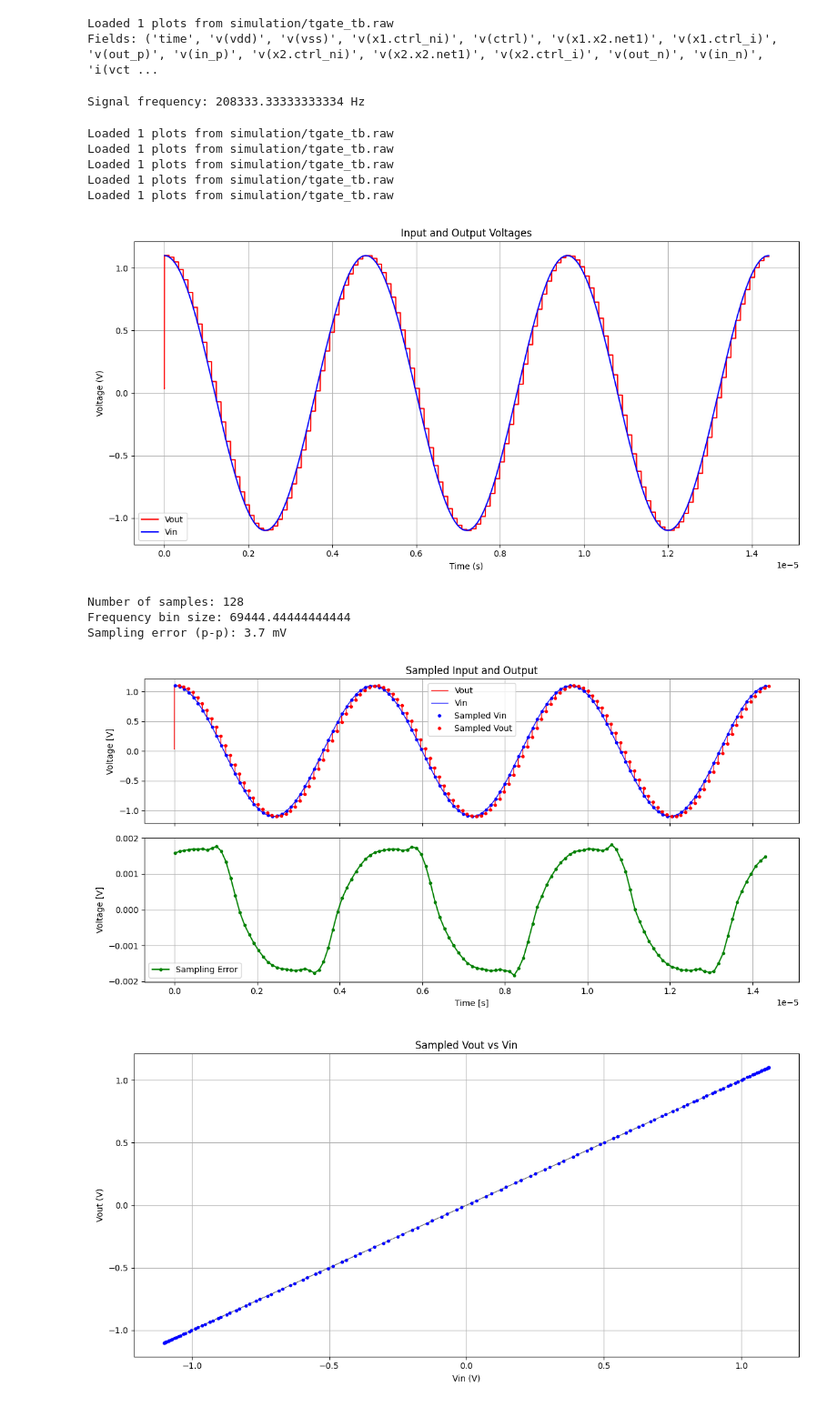
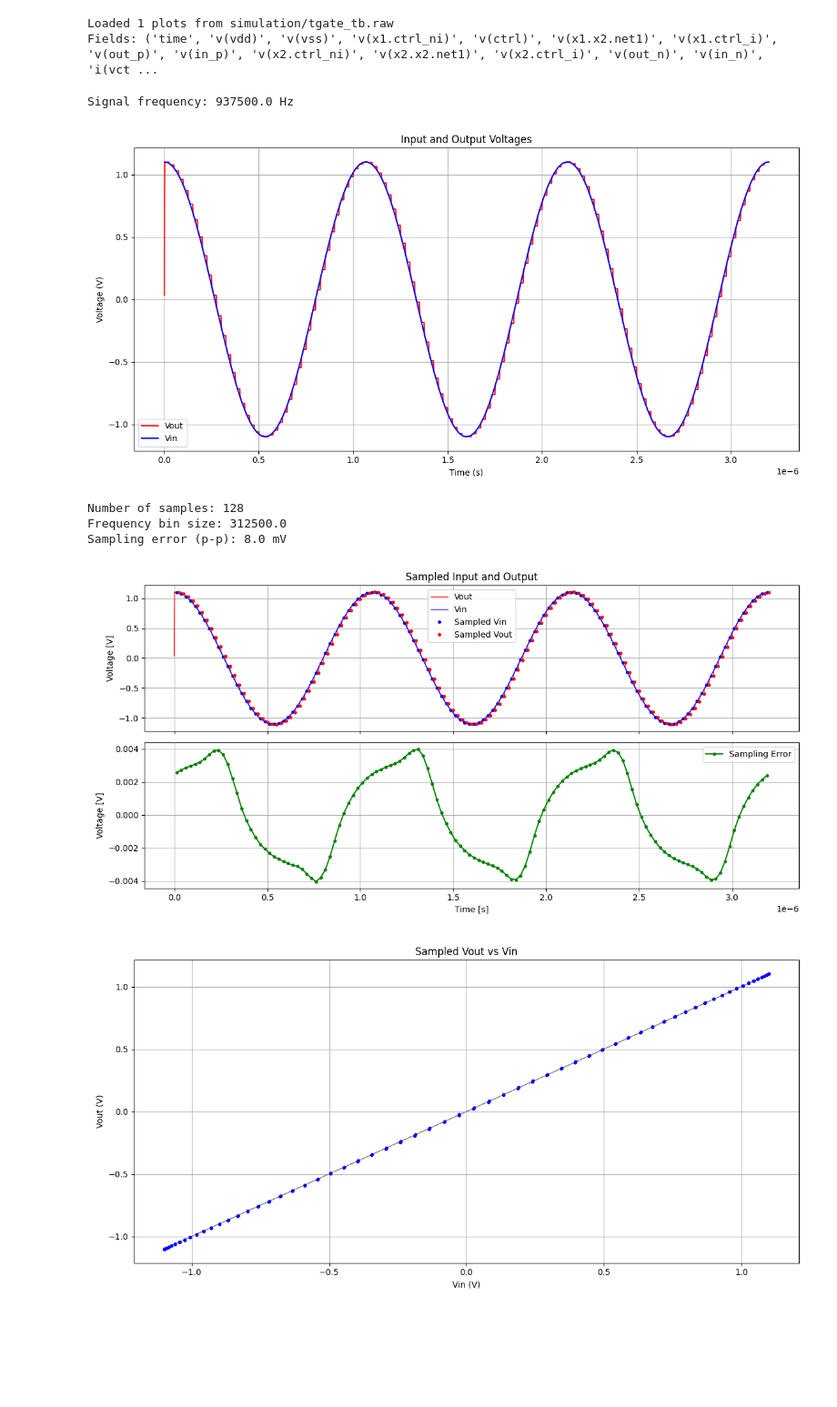
Before and after one commit to CedricHirschi/ngspice_cosim_inv, a Jupyter notebook: designs/tgate/dft.ipynb, the cells around one changed output. Shown at 91% size. Cells and saved outputs as stored; diff of their text form; code cells hidden in the pictures; blank space fills up the shorter version.

```diff
--- a/designs/tgate/dft.ipynb
+++ b/designs/tgate/dft.ipynb
@@ -6,7 +6,7 @@ from common import NGSpiceRaw
 
 %matplotlib widget
 # %%
-data = NGSpiceRaw("simulation/tgate_tb.raw", live=True)
+data = NGSpiceRaw("simulation/tgate_tb.raw", live=False)
 print("Fields:", data.names)
 # %% [output]
 Loaded 1 plots from simulation/tgate_tb.raw
@@ -15,24 +15,18 @@ Fields: ('time', 'v(vdd)', 'v(vss)', 'v(x1.ctrl_ni)', 'v(ctrl)', 'v(x1.x2.net1)'
 F_SAMPLING = 80e6
 N = 128
 BASE_HARMONIC = 3
-CONVERSION_CYCLES = 9
+CONVERSION_CYCLES = 2
 F_SIGNAL = F_SAMPLING / N * BASE_HARMONIC / CONVERSION_CYCLES
 
 print("Signal frequency:", F_SIGNAL, "Hz")
 # %% [output]
-Signal frequency: 208333.33333333334 Hz
+Signal frequency: 937500.0 Hz
 # %%
 times = data['time']
 vin_n = data['v(in_n)']
 vin_p = data['v(in_p)']
 vout_n = data['v(out_n)']
 vout_p = data['v(out_p)']
-# %% [output]
-Loaded 1 plots from simulation/tgate_tb.raw
-Loaded 1 plots from simulation/tgate_tb.raw
-Loaded 1 plots from simulation/tgate_tb.raw
-Loaded 1 plots from simulation/tgate_tb.raw
-Loaded 1 plots from simulation/tgate_tb.raw
 # %%
 vin = vin_p - vin_n
 vout = vout_p - vout_n
@@ -48,52 +42,52 @@ plt.legend()
 plt.tight_layout()
 plt.show()
 # %% [output]
-[figure, old version]
+[figure, new version]
 # %%
 sampling_times_in = [0.99 / F_SAMPLING]
 while sampling_times_in[-1] < times[-1]:
-    sampling_times_in.append(sampling_times_in[-1] + 9 / F_SAMPLING)
+    sampling_times_in.append(sampling_times_in[-1] + CONVERSION_CYCLES / F_SAMPLING)
 
-sampling_times_out = [8.99 / F_SAMPLING]
+sampling_times_out = [(CONVERSION_CYCLES - 0.01) / F_SAMPLING]
 while sampling_times_out[-1] < times[-1]:
-    sampling_times_out.append(sampling_times_out[-1] + 9 / F_SAMPLING)
+    sampling_times_out.append(sampling_times_out[-1] + CONVERSION_CYCLES / F_SAMPLING)
 
 sampling_times_in = np.array(sampling_times_in)[:-1] # Remove the last time to avoid oversampling
 sampling_times_out = np.array(sampling_times_out)[:-1] # Remove the last time to avoid oversampling
 sampling_vin = np.interp(sampling_times_in, times, vin)
 sampling_vout = np.interp(sampling_times_out, times, vout)
 sampling_times_in = sampling_times_in
 sampling_times_out = sampling_times_out
 sampling_error = sampling_vout - sampling_vin
 
 assert N == len(sampling_times_in)
 assert N == len(sampling_times_out)
-f_bin = F_SAMPLING / N / 9
+f_bin = F_SAMPLING / N / CONVERSION_CYCLES
 print("Number of samples:", N)
 print("Frequency bin size:", f_bin)
 print(f"Sampling error (p-p): {(np.max(sampling_error) - np.min(sampling_error))*1e3:.1f} mV")
 
 fig, ax = plt.subplots(2, 1, figsize=(12, 6), sharex=True)
 ax[0].plot(times, vout, label='Vout', color='red', linewidth=1)
 ax[0].plot(times, vin, label='Vin', color='blue', linewidth=1)
 ax[0].plot(sampling_times_in, sampling_vin, label='Sampled Vin', color='blue', marker='o', markersize=3, linestyle='None')
 ax[0].plot(sampling_times_out, sampling_vout, label='Sampled Vout', color='red', marker='o', markersize=3, linestyle='None')
 ax[0].set_title('Sampled Input and Output')
 ax[0].set_ylabel('Voltage [V]')
 ax[0].grid()
 ax[0].legend()
 ax[1].plot(sampling_times_in, sampling_error, label='Sampling Error', color='green', marker='o', markersize=3)
 ax[1].set_xlabel('Time [s]')
 ax[1].set_ylabel('Voltage [V]')
 ax[1].grid()
 ax[1].legend()
 plt.tight_layout()
 plt.show()
 # %% [output]
 Number of samples: 128
-Frequency bin size: 69444.44444444444
-Sampling error (p-p): 3.7 mV
+Frequency bin size: 312500.0
+Sampling error (p-p): 8.0 mV
-[figure, old version]
+[figure, new version]
 # %%
 plt.figure(figsize=(12, 6))
 plt.plot(sampling_vin[:-1], sampling_vin[:-1], color='gray', linewidth=0.5)
```
Also changed, not shown: parts of 5 cells of this notebook, 42 other files.
